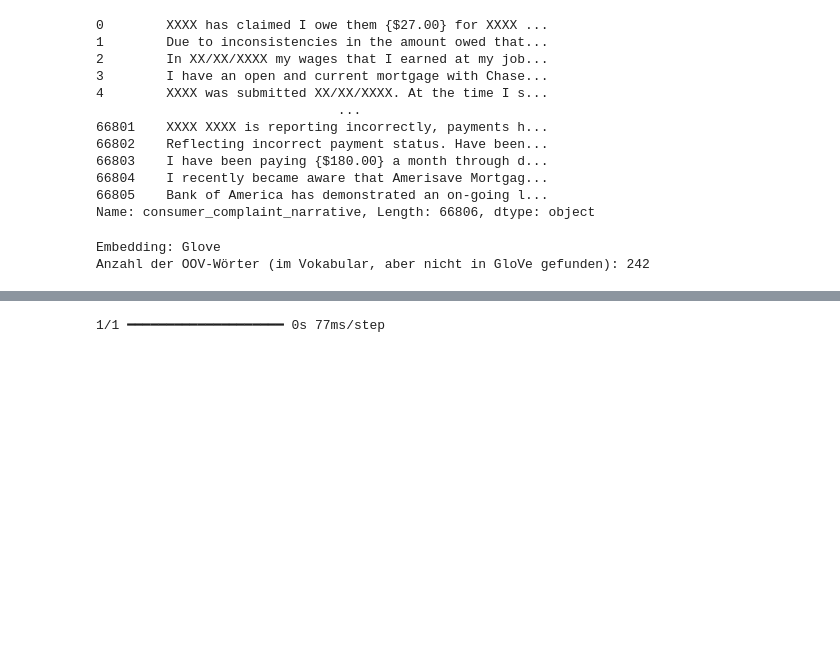
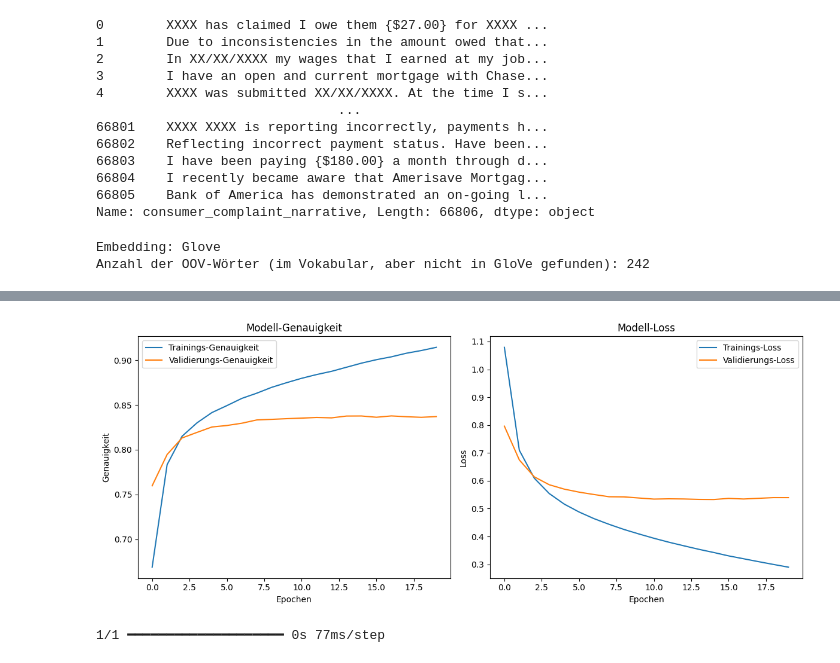
Before and after one commit to jaeniboy/nlp-genres, a Jupyter notebook: text_classification.ipynb, the cells around one changed output, grey strips where cells are left out. Drawn from its saved outputs; the diff is of its cells as text; code cells hidden in the pictures; blank space fills up the shorter version.

```diff
--- a/text_classification.ipynb
+++ b/text_classification.ipynb
@@ -1557,12 +1559,13 @@ X = df["consumer_complaint_narrative"].values
 labels = df["product"].values
 
 le = LabelEncoder()
-y = le.fit_transform(y)
+y = le.fit_transform(labels)
 # %%
 X_train, X_test, y_train, y_test = train_test_split(X,y,test_size=0.2, random_state=42)
 # %%
 # 2. Text-Vektorisierung
 VOCAB_SIZE = 5000
+GLOVE = True
 vectorizer = TextVectorization(max_tokens=VOCAB_SIZE,
                                output_sequence_length=100,
                                dtype='int32' # notwendig, da von Embedding-Layer gefordert
@@ -1631,7 +1634,7 @@ model.compile(optimizer=tf.keras.optimizers.Adam(learning_rate=0.0001),
               metrics=['accuracy'])
 
 history = model.fit(X_train, y_train,
-          epochs=20,
+          epochs=5,
           batch_size=32,
           validation_data=(X_test, y_test))
 # %% [output]
@@ -1679,6 +1682,10 @@ def plot_curve(hist):
 
     plt.tight_layout()
     plt.show()
+# %%
+plot_curve(history)
+# %% [output]
+[figure, added]
 # %%
 text = X[0]
 neue_daten = tf.convert_to_tensor([text])
```
Also changed, not shown: parts of 6 cells of this notebook.
